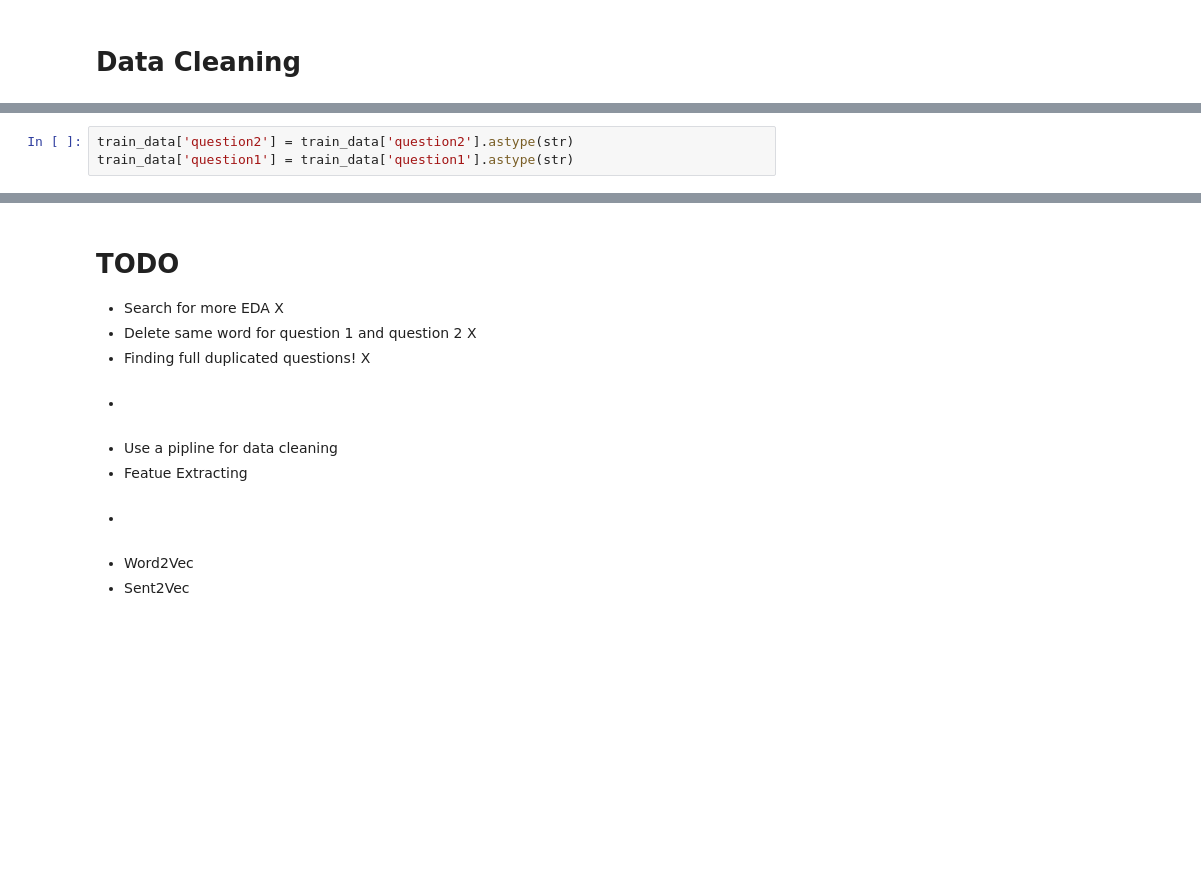
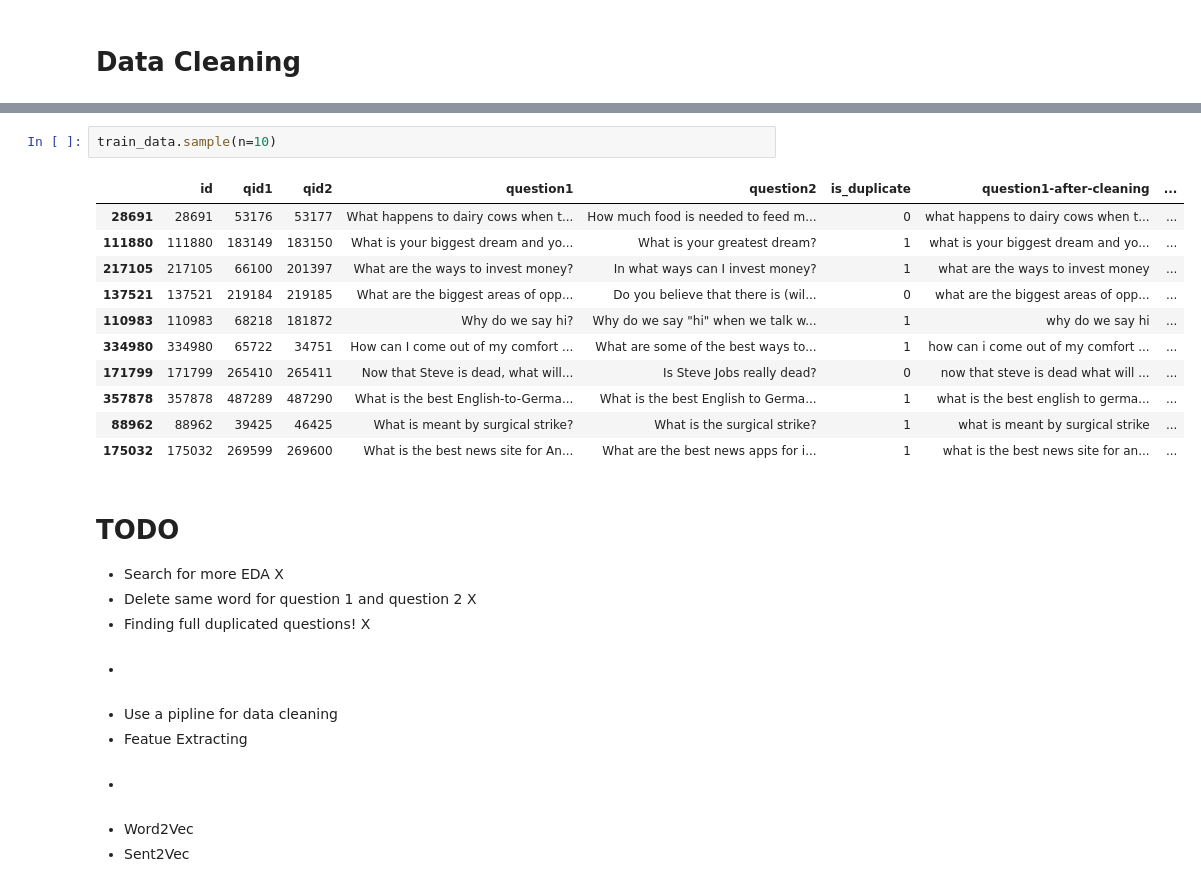
Before and after one commit to Ali-Fartoot/Kaggle, a Jupyter notebook: Quora-Question-Pairs/Quora_Question_Pairs.ipynb, the cells around one changed output, grey strips where cells are left out. Saved outputs shown, nothing was run; the diff lists cells and outputs as text; blank space fills up the shorter version.

```diff
--- a/Quora-Question-Pairs/Quora_Question_Pairs.ipynb
+++ b/Quora-Question-Pairs/Quora_Question_Pairs.ipynb
@@ -212,3 +274,0 @@ def RemovePunctaution(text):
-# %%
-train_data['question2'] = train_data['question2'].astype(str)
-train_data['question1'] = train_data['question1'].astype(str)
@@ -296,3 +315,17 @@ RandomTestData(train_data)
+# %%
+train_data.sample(n=10)
+# %% [output]
+|  | id | qid1 | qid2 | question1 | question2 | is_duplicate | question1-after-cleaning | ... |
+| 28691 | 28691 | 53176 | 53177 | What happens to dairy cows when t... | How much food is needed to feed m... | 0 | what happens to dairy cows when t... | ... |
+| 111880 | 111880 | 183149 | 183150 | What is your biggest dream and yo... | What is your greatest dream? | 1 | what is your biggest dream and yo... | ... |
+| 217105 | 217105 | 66100 | 201397 | What are the ways to invest money? | In what ways can I invest money? | 1 | what are the ways to invest money | ... |
+| 137521 | 137521 | 219184 | 219185 | What are the biggest areas of opp... | Do you believe that there is (wil... | 0 | what are the biggest areas of opp... | ... |
+| 110983 | 110983 | 68218 | 181872 | Why do we say hi? | Why do we say "hi" when we talk w... | 1 | why do we say hi | ... |
+| 334980 | 334980 | 65722 | 34751 | How can I come out of my comfort ... | What are some of the best ways to... | 1 | how can i come out of my comfort ... | ... |
+| 171799 | 171799 | 265410 | 265411 | Now that Steve is dead, what will... | Is Steve Jobs really dead? | 0 | now that steve is dead what will ... | ... |
+| 357878 | 357878 | 487289 | 487290 | What is the best English-to-Germa... | What is the best English to Germa... | 1 | what is the best english to germa... | ... |
+| 88962 | 88962 | 39425 | 46425 | What is meant by surgical strike? | What is the surgical strike? | 1 | what is meant by surgical strike | ... |
+| 175032 | 175032 | 269599 | 269600 | What is the best news site for An... | What are the best news apps for i... | 1 | what is the best news site for an... | ... |
 # %% [markdown]
 # TODO
 * Search for more EDA X
```
Also changed, not shown: parts of 17 cells of this notebook.
